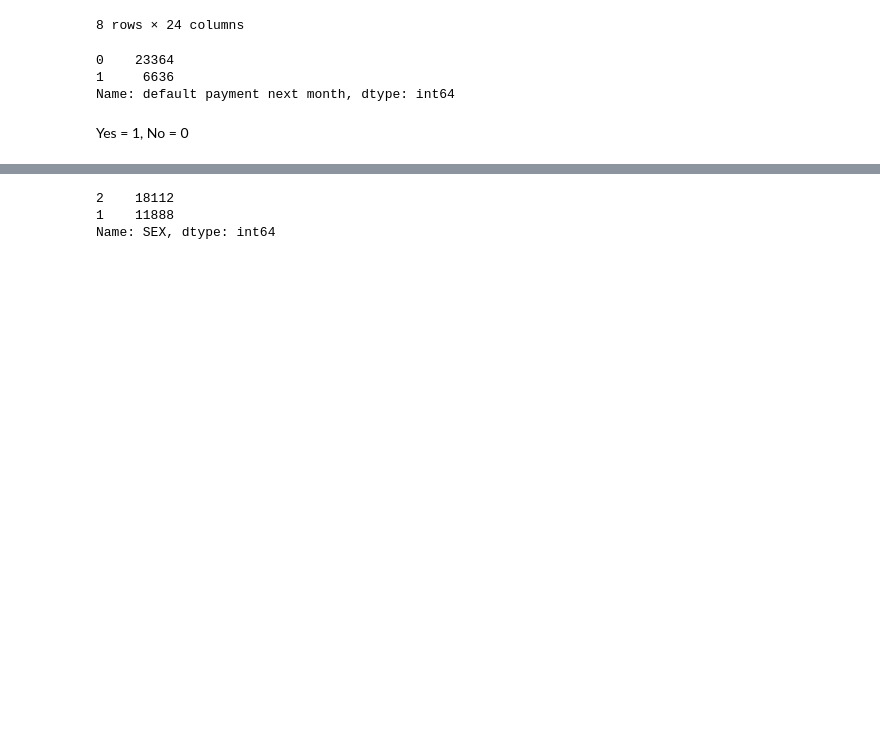
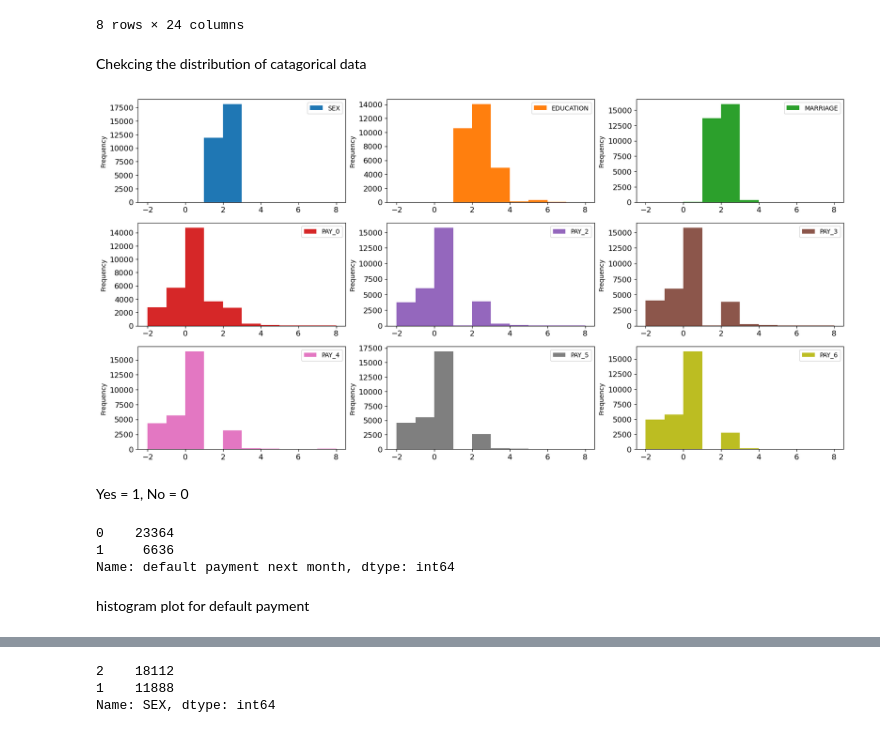
Before and after one commit to yizhengliu/MLCoursework, a Jupyter notebook: Coursework1_cat_so_far.ipynb, the cells around one changed output, grey strips where cells are left out. Drawn from its saved outputs; the diff is of its cells as text; code cells hidden in the pictures; blank space fills up the shorter version.

```diff
--- a/Coursework1_cat_so_far.ipynb
+++ b/Coursework1_cat_so_far.ipynb
@@ -59,14 +61,25 @@ df.describe()
 | 75% | 240000.000000 | 2.000000 | 2.000000 | 2.000000 | 41.000000 | 0.000000 | 0.000000 | 0.000000 | 0.000000 | 0.000000 | ... |
 | max | 1000000.000000 | 2.000000 | 6.000000 | 3.000000 | 79.000000 | 8.000000 | 8.000000 | 8.000000 | 8.000000 | 8.000000 | ... |
 8 rows × 24 columns
+# %% [markdown]
+Chekcing the distribution of catagorical data
+# %%
+new_df = df.drop("LIMIT_BAL", axis=1).drop("AGE", axis=1)
+data_mean = new_df.iloc[:, :9]
+data_mean.plot(kind='hist', subplots=True, layout=(3,3), sharex=False,
+sharey=False, fontsize=12, figsize=(20,10));
+# %% [output]
+[figure, added]
+# %% [markdown]
+Yes = 1, No = 0
 # %%
 df['default payment next month'].value_counts()
 # %% [output]
 0    23364
 1     6636
 Name: default payment next month, dtype: int64
-# %% [markdown]
-Yes = 1, No = 0
+# %% [markdown]
+histogram plot for default payment
 # %%
 sns.countplot(x='default payment next month', data=df)
 # %% [output]
```
Also changed, not shown: parts of 66 cells of this notebook, 1 other file.
